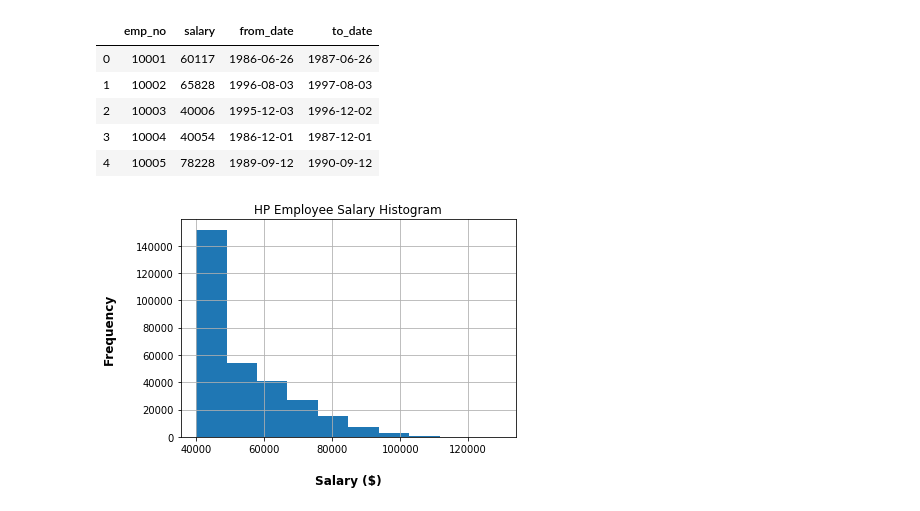
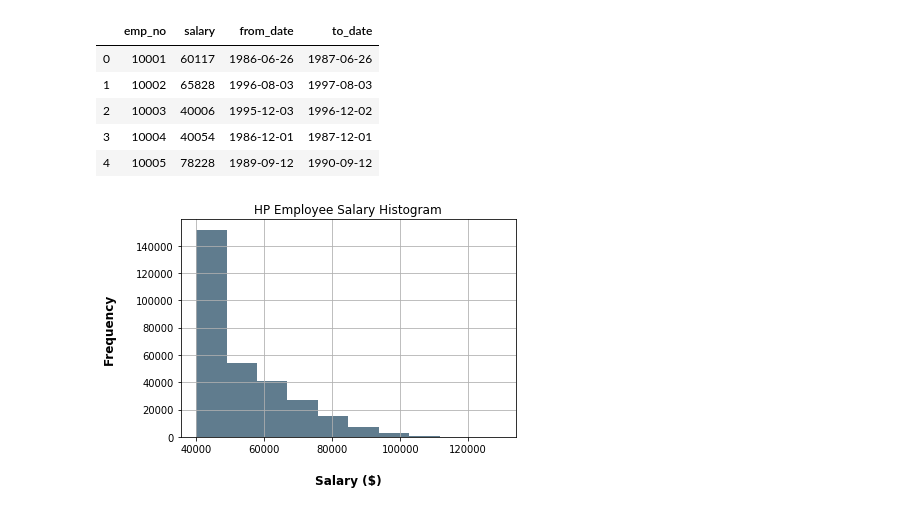
Before and after one commit to masitamohamad/SQL-Challenge, a Jupyter notebook: jupyter_notebook/hp_empoyee_analysis.ipynb, the cells around one changed output. Drawn from its saved outputs; the diff is of its cells as text; code cells hidden in the pictures.

```diff
--- a/jupyter_notebook/hp_empoyee_analysis.ipynb
+++ b/jupyter_notebook/hp_empoyee_analysis.ipynb
@@ -4,13 +4,10 @@ from sqlalchemy import create_engine
 # %%
 #!pip install psycopg2
 # %%
-# Create Engine
-# engine = create_engine('postgresql://localhost:5432/hp_employee')
-# connection = engine.connect()
-
+# Create connection to database
 import psycopg2
 from sqlalchemy import create_engine
-engine = create_engine('postgresql+psycopg2://postgres:fivestar@localhost/hp_employee')
+engine = create_engine('postgresql+psycopg2://postgres:password@localhost/hp_employee')
 # %%
 import pandas as pd
 import matplotlib as plt
@@ -26,12 +23,14 @@ salary_data.head()
 | 3 | 10004 | 40054 | 1986-12-01 | 1987-12-01 |
 | 4 | 10005 | 78228 | 1989-09-12 | 1990-09-12 |
 # %%
-ax = salary_data.hist("salary", grid = True)
+# Create a histogram to visualize the most common salary ranges for employees.
+
+ax = salary_data.hist("salary", grid = True, color = "#607c8e")
 
 ax = ax[0]
 for x in ax:
     x.set_title("HP Employee Salary Histogram")
     x.set_xlabel("Salary ($)", labelpad=20, weight='bold', size=12)
     x.set_ylabel("Frequency", labelpad=20, weight='bold', size=12)
 # %% [output]
-[figure, old version]
+[figure, new version]
```
Also changed, not shown: parts of 4 cells of this notebook, 2 other files.
